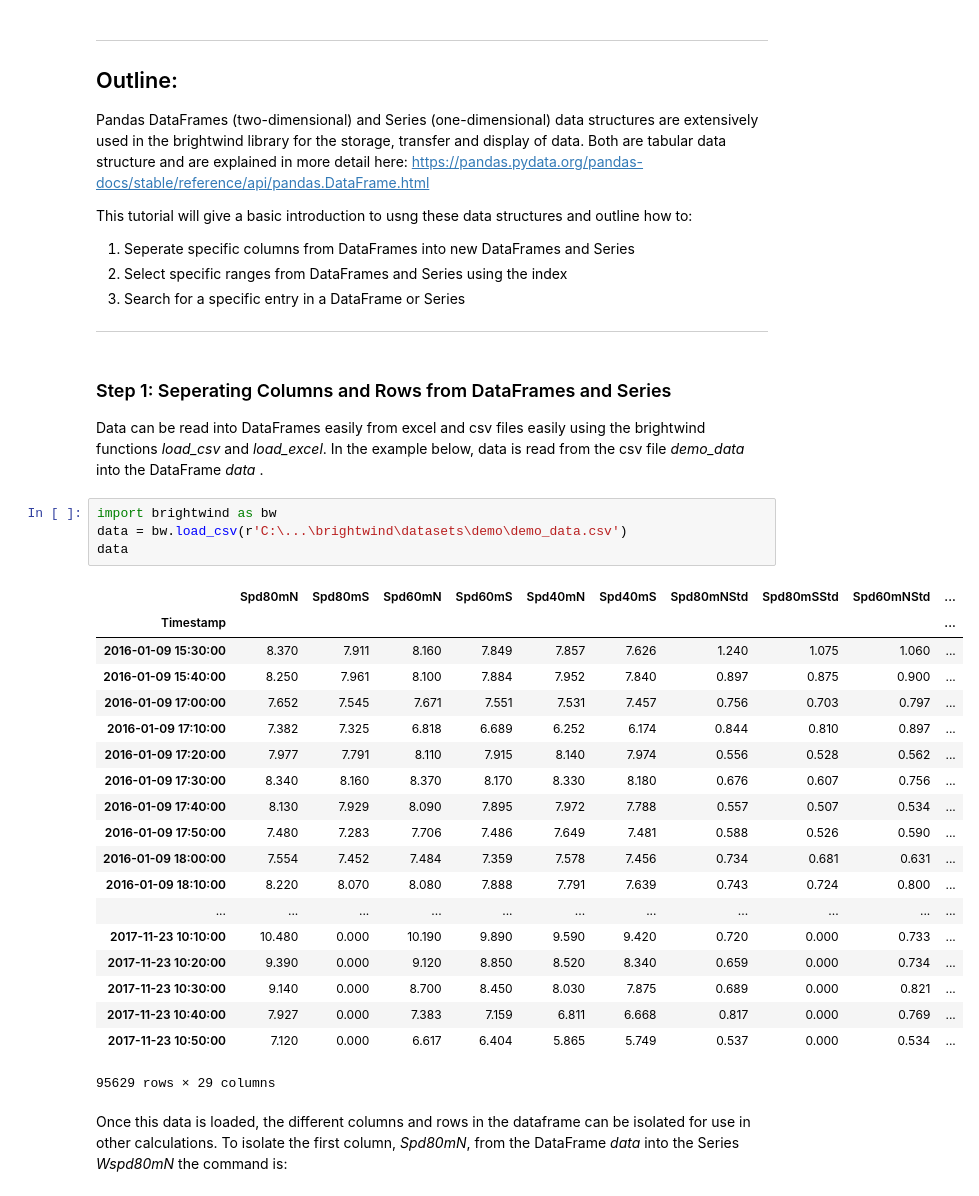
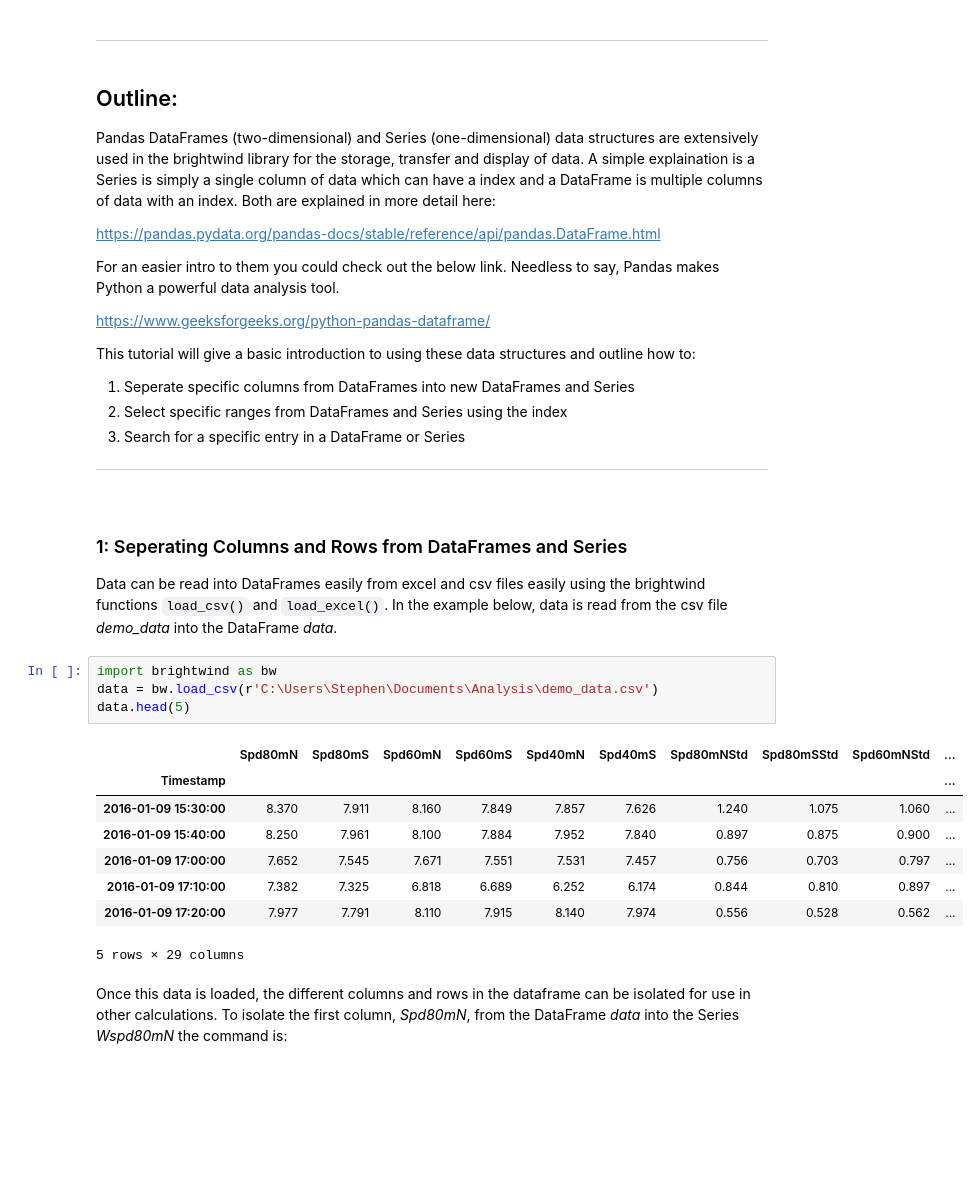
Before and after one commit to brightwind-dev/brightwind, a Jupyter notebook: docs/source/tutorials/how_to_use_dataframes_and_series.ipynb, the cells around one changed output. Drawn from its saved outputs; the diff is of its cells as text; blank space fills up the shorter version.

Commit message:
iss #82 update tutorial 1

```diff
--- a/docs/source/tutorials/how_to_use_dataframes_and_series.ipynb
+++ b/docs/source/tutorials/how_to_use_dataframes_and_series.ipynb
@@ -11,10 +11,22 @@ Last updated: 01 July, 2019
 # %% [markdown]
 ***
+
+<div style='margin-top: 3em; margin-bottom: 3em;'>
+</div>
+
 ## Outline:
 
-Pandas DataFrames (two-dimensional) and Series (one-dimensional) data structures are extensively used in the brightwind library for the storage, transfer and display of data. Both are tabular data structure and are explained in more detail here: https://pandas.pydata.org/pandas-docs/stable/reference/api/pandas.DataFrame.html
+Pandas DataFrames (two-dimensional) and Series (one-dimensional) data structures are extensively used in the brightwind library for the storage, transfer and display of data. A simple explaination is a Series is simply a single column of data which can have a index and a DataFrame is multiple columns of data with an index. Both are explained in more detail here:
 
-This tutorial will give a basic introduction to usng these data structures and outline how to:
+https://pandas.pydata.org/pandas-docs/stable/reference/api/pandas.DataFrame.html
+
+For an easier intro to them you could check out the below link. Needless to say, Pandas makes Python a powerful data analysis tool.
+
+https://www.geeksforgeeks.org/python-pandas-dataframe/
+
+
+
+This tutorial will give a basic introduction to using these data structures and outline how to:
 
 1. Seperate specific columns from DataFrames into new DataFrames and Series
 1. Select specific ranges from DataFrames and Series using the index
@@ -22,32 +34,25 @@ This tutorial will give a basic introduction to usng these data structures and o
 
 ***
 # %% [markdown]
-### Step 1: Seperating Columns and Rows from DataFrames and Series
-Data can be read into DataFrames easily from excel and csv files easily using the brightwind functions <em>load_csv</em> and <em>load_excel</em>. In the example below, data is read from the csv file <em> demo_data</em> into the DataFrame <em> data </em>.
+<div style='margin-top: 3em; margin-bottom: 3em;'>
+</div>
+
+### 1: Seperating Columns and Rows from DataFrames and Series
+
+Data can be read into DataFrames easily from excel and csv files easily using the brightwind functions `load_csv()` and `load_excel()`. In the example below, data is read from the csv file <em>demo_data</em> into the DataFrame <em>data</em>.
 # %%
 import brightwind as bw
-data = bw.load_csv(r'C:\...\brightwind\datasets\demo\demo_data.csv')
-data
+data = bw.load_csv(r'C:\Users\Stephen\Documents\Analysis\demo_data.csv')
+data.head(5)
 # %% [output]
 |  | Spd80mN | Spd80mS | Spd60mN | Spd60mS | Spd40mN | Spd40mS | Spd80mNStd | Spd80mSStd | Spd60mNStd | ... |
 | Timestamp |  |  |  |  |  |  |  |  |  | ... |
 | 2016-01-09 15:30:00 | 8.370 | 7.911 | 8.160 | 7.849 | 7.857 | 7.626 | 1.240 | 1.075 | 1.060 | ... |
 | 2016-01-09 15:40:00 | 8.250 | 7.961 | 8.100 | 7.884 | 7.952 | 7.840 | 0.897 | 0.875 | 0.900 | ... |
 | 2016-01-09 17:00:00 | 7.652 | 7.545 | 7.671 | 7.551 | 7.531 | 7.457 | 0.756 | 0.703 | 0.797 | ... |
 | 2016-01-09 17:10:00 | 7.382 | 7.325 | 6.818 | 6.689 | 6.252 | 6.174 | 0.844 | 0.810 | 0.897 | ... |
 | 2016-01-09 17:20:00 | 7.977 | 7.791 | 8.110 | 7.915 | 8.140 | 7.974 | 0.556 | 0.528 | 0.562 | ... |
-| 2016-01-09 17:30:00 | 8.340 | 8.160 | 8.370 | 8.170 | 8.330 | 8.180 | 0.676 | 0.607 | 0.756 | ... |
-| 2016-01-09 17:40:00 | 8.130 | 7.929 | 8.090 | 7.895 | 7.972 | 7.788 | 0.557 | 0.507 | 0.534 | ... |
-| 2016-01-09 17:50:00 | 7.480 | 7.283 | 7.706 | 7.486 | 7.649 | 7.481 | 0.588 | 0.526 | 0.590 | ... |
-| 2016-01-09 18:00:00 | 7.554 | 7.452 | 7.484 | 7.359 | 7.578 | 7.456 | 0.734 | 0.681 | 0.631 | ... |
-| 2016-01-09 18:10:00 | 8.220 | 8.070 | 8.080 | 7.888 | 7.791 | 7.639 | 0.743 | 0.724 | 0.800 | ... |
-| ... | ... | ... | ... | ... | ... | ... | ... | ... | ... | ... |
-| 2017-11-23 10:10:00 | 10.480 | 0.000 | 10.190 | 9.890 | 9.590 | 9.420 | 0.720 | 0.000 | 0.733 | ... |
-| 2017-11-23 10:20:00 | 9.390 | 0.000 | 9.120 | 8.850 | 8.520 | 8.340 | 0.659 | 0.000 | 0.734 | ... |
-| 2017-11-23 10:30:00 | 9.140 | 0.000 | 8.700 | 8.450 | 8.030 | 7.875 | 0.689 | 0.000 | 0.821 | ... |
-| 2017-11-23 10:40:00 | 7.927 | 0.000 | 7.383 | 7.159 | 6.811 | 6.668 | 0.817 | 0.000 | 0.769 | ... |
-| 2017-11-23 10:50:00 | 7.120 | 0.000 | 6.617 | 6.404 | 5.865 | 5.749 | 0.537 | 0.000 | 0.534 | ... |
-95629 rows × 29 columns
+5 rows × 29 columns
 # %% [markdown]
 Once this data is loaded, the different columns and rows in the dataframe can be isolated for use in other calculations. To isolate the first column, <em>Spd80mN</em>, from the DataFrame <em>data</em> into the Series <em> Wspd80mN</em> the command is:
 # %%
```
Also changed, not shown: parts of 2 cells of this notebook.
